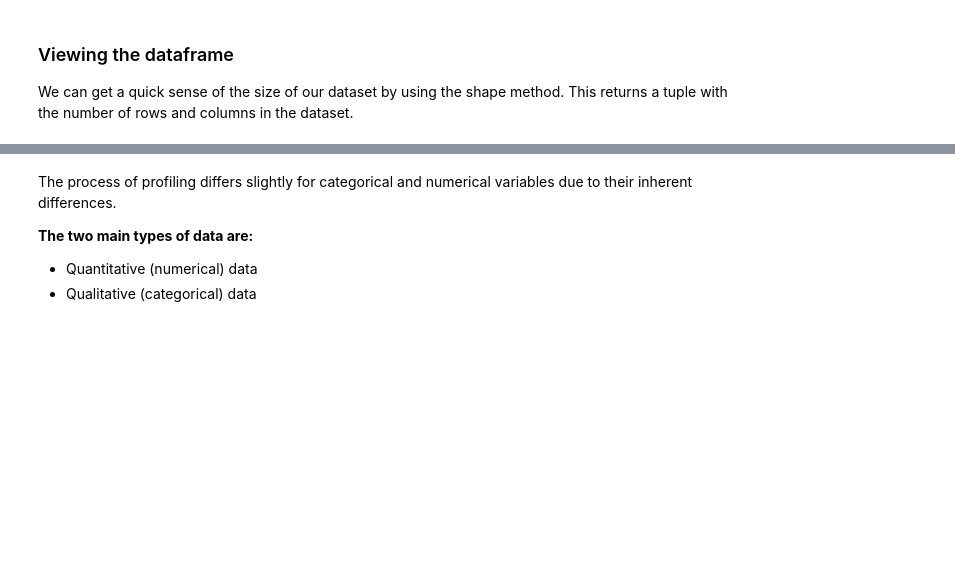
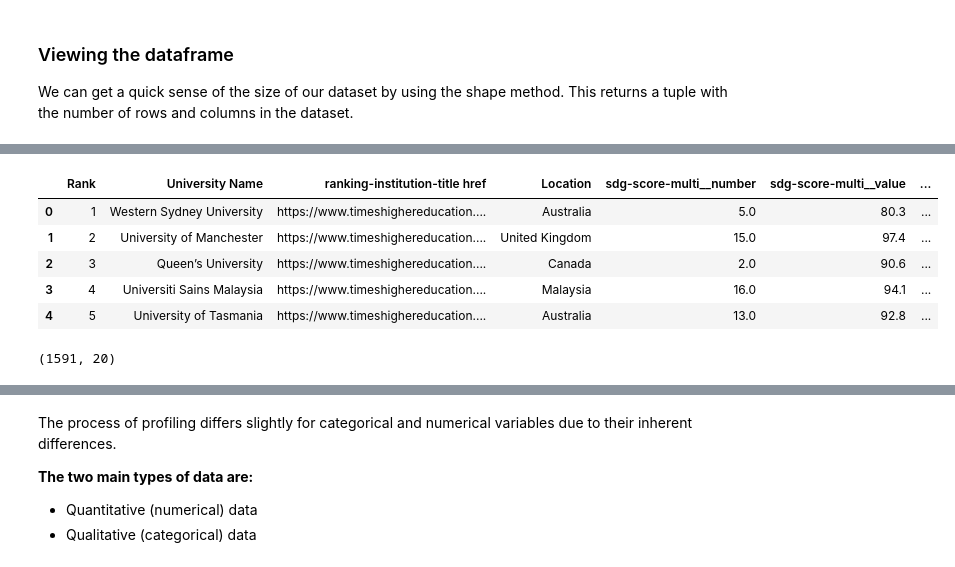
Before and after one commit to ahmadalharbi21/World-University-Ranks, a Jupyter notebook: EDA explain template.ipynb, the cells around one changed output, grey strips where cells are left out. Cells and saved outputs as stored; diff of their text form; code cells hidden in the pictures; blank space fills up the shorter version.

```diff
--- a/EDA explain template.ipynb
+++ b/EDA explain template.ipynb
@@ -114,0 +42,13 @@ Data profiling is a comprehensive process of examining the data available in an
+# %%
+TimesHigher.head()
+# %% [output]
+|  | Rank | University Name | ranking-institution-title href | Location | sdg-score-multi__number | sdg-score-multi__value | ... |
+| 0 | 1 | Western Sydney University | https://www.timeshighereducation.... | Australia | 5.0 | 80.3 | ... |
+| 1 | 2 | University of Manchester | https://www.timeshighereducation.... | United Kingdom | 15.0 | 97.4 | ... |
+| 2 | 3 | Queen’s University | https://www.timeshighereducation.... | Canada | 2.0 | 90.6 | ... |
+| 3 | 4 | Universiti Sains Malaysia | https://www.timeshighereducation.... | Malaysia | 16.0 | 94.1 | ... |
+| 4 | 5 | University of Tasmania | https://www.timeshighereducation.... | Australia | 13.0 | 92.8 | ... |
+# %%
+TimesHigher.shape
+# %% [output]
+(1591, 20)
```
Also changed, not shown: parts of 52 cells of this notebook.
